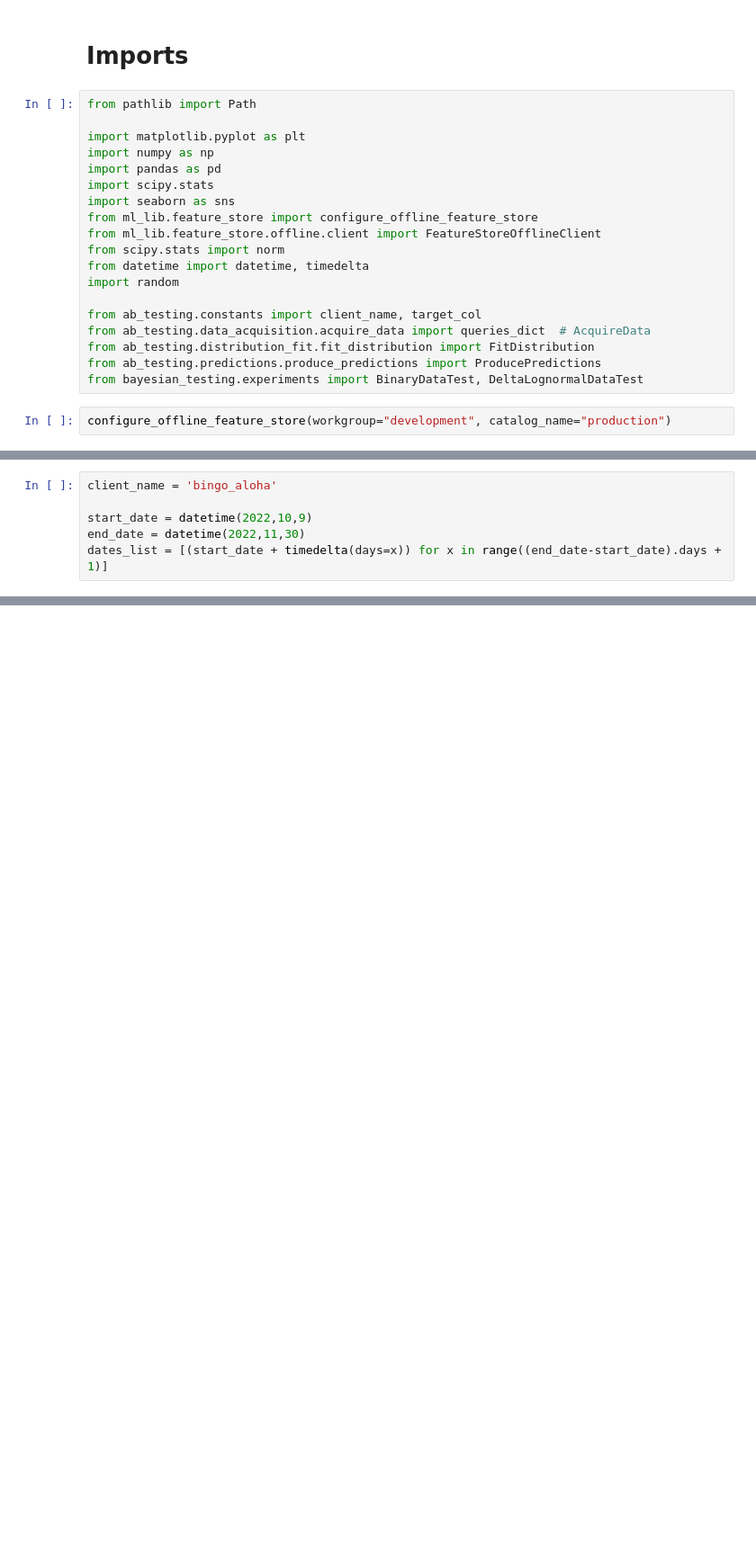
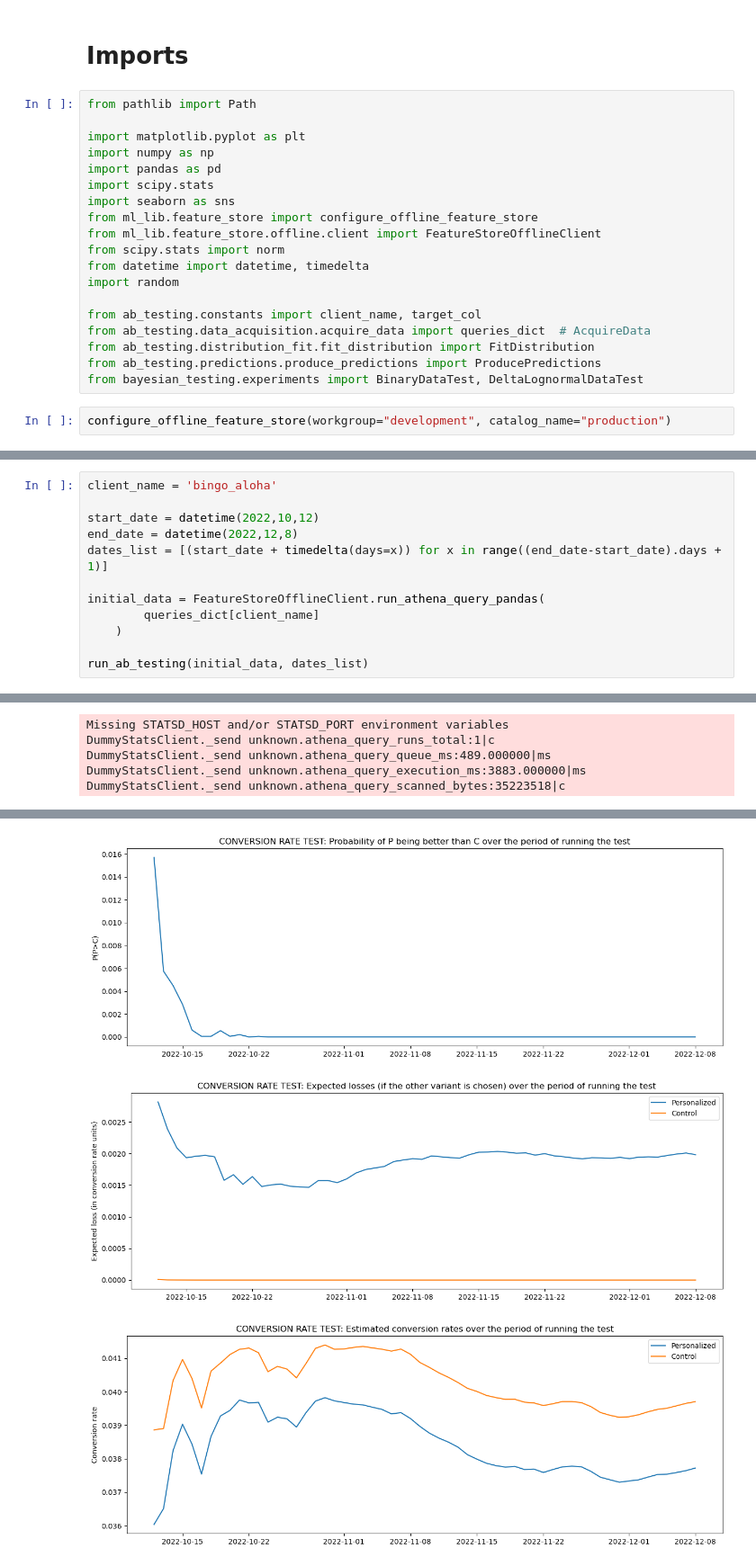
Before and after one commit to PeterNAssetario/AB_testing, a Jupyter notebook: ab_tests_through_time.ipynb, the cells around one changed output, grey strips where cells are left out. Shown at 90% size. Saved outputs shown, nothing was run; the diff lists cells and outputs as text; blank space fills up the shorter version.

```diff
--- a/ab_tests_through_time.ipynb
+++ b/ab_tests_through_time.ipynb
@@ -24,6 +174,13 @@ configure_offline_feature_store(workgroup="development", catalog_name="productio
 # %%
 client_name = 'bingo_aloha'
 
-start_date = datetime(2022,10,9)
-end_date = datetime(2022,11,30)
+start_date = datetime(2022,10,12)
+end_date = datetime(2022,12,8)
 dates_list = [(start_date + timedelta(days=x)) for x in range((end_date-start_date).days + 1)]
+
+initial_data = FeatureStoreOfflineClient.run_athena_query_pandas(
+        queries_dict[client_name]
+    )
+
+run_ab_testing(initial_data, dates_list)
+# %% [output]
@@ -29,0 +188,5 @@ dates_list = [(start_date + timedelta(days=x)) for x in range((end_date-start_da
+Missing STATSD_HOST and/or STATSD_PORT environment variables
+DummyStatsClient._send unknown.athena_query_runs_total:1|c
+DummyStatsClient._send unknown.athena_query_queue_ms:489.000000|ms
+DummyStatsClient._send unknown.athena_query_execution_ms:3883.000000|ms
+DummyStatsClient._send unknown.athena_query_scanned_bytes:35223518|c
@@ -29,0 +210,3 @@ dates_list = [(start_date + timedelta(days=x)) for x in range((end_date-start_da
+[figure, added]
+[figure, added]
+[figure, added]
```
Also changed, not shown: parts of 13 cells of this notebook.
